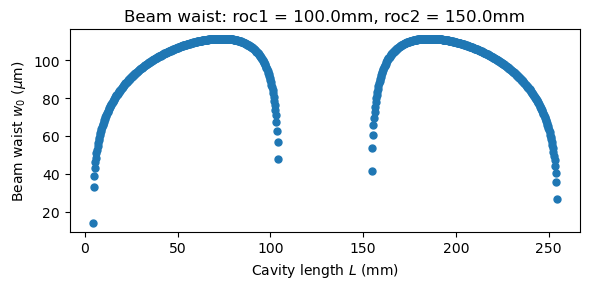
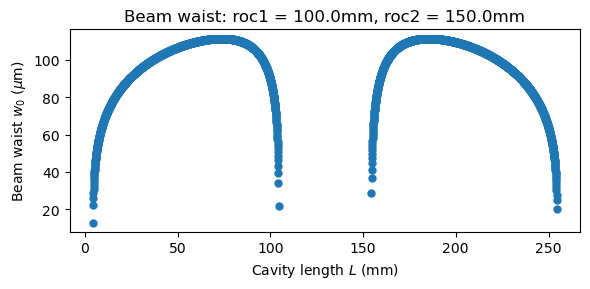
The notebook cell's code change between the first figure and the second:
--- before
+++ after
@@ -1,3 +1,3 @@
-array_length = np.linspace(0, 300, int(1e3)) * 1e-3   # m
+array_length = np.linspace(0, 300, int(5e3)) * 1e-3   # m
 
 R1 = 100e-3
@@ -12,6 +12,14 @@
 ax.set_ylabel(r'Beam waist $w_0$ ($\mu$m)')
 ax.set_title(rf'Beam waist: roc1 = {R1*1e3:.1f}mm, roc2 = {R2*1e3:.1f}mm')
-
-
 plt.tight_layout()
 plt.show()
+
+fig, ax = plt.subplots(figsize=(6, 3))
+ax.plot(array_length[ABCD_array_stability_values] * 1e3, ABCD_array_waist * 1e6,'o', markersize=5,)
+ax.set_xlabel(r'Cavity length $L$ (mm)')
+ax.set_ylabel(r'Beam waist $w_0$ ($\mu$m)')
+ax.set_title(rf'Beam waist: roc1 = {R1*1e3:.1f}mm, roc2 = {R2*1e3:.1f}mm')
+ax.set_xlim(4, 9)
+ax.set_ylim(10, 70)
+plt.tight_layout()
+plt.show()

Commit: Problem on waist found and beam profile computed